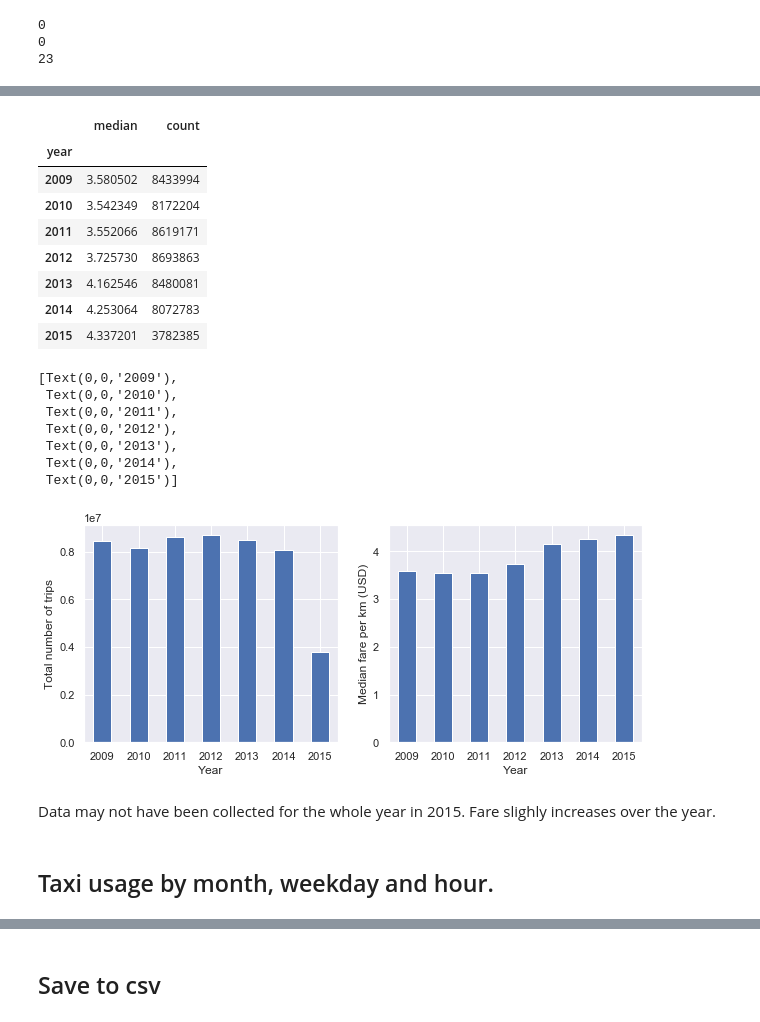
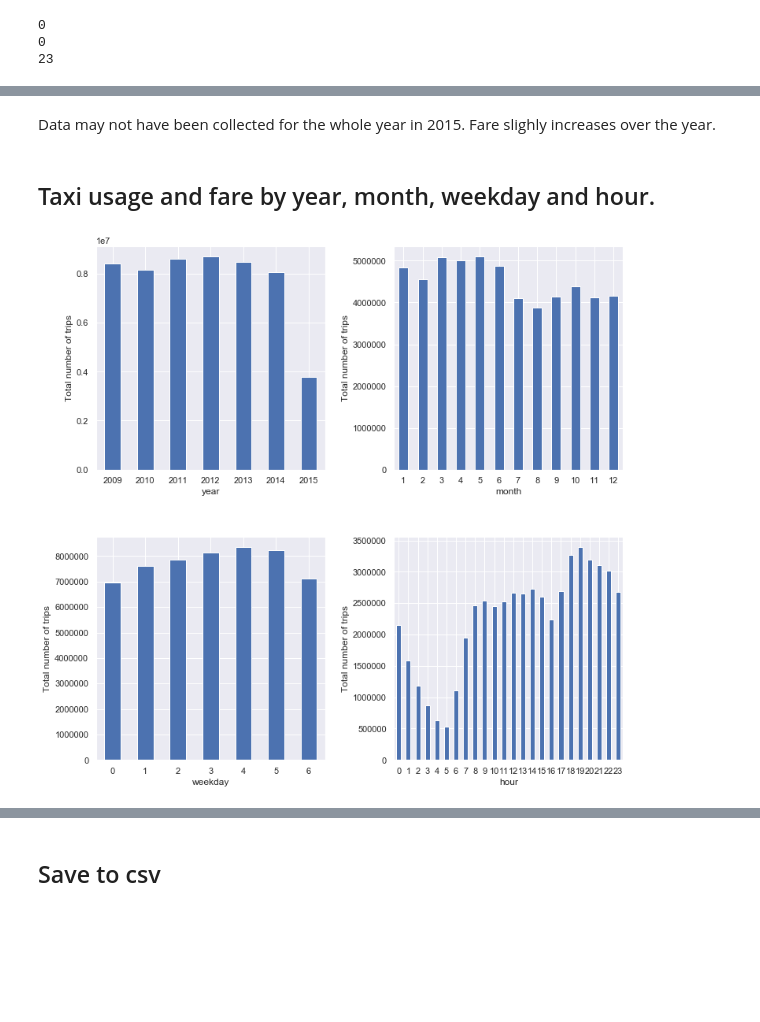
Before and after one commit to nguyentrunghai/Kaggle_projects, a Jupyter notebook: New_York_City_Taxi_Fare/data_cleaning.ipynb, the cells around one changed output, grey strips where cells are left out. Cells and saved outputs as stored; diff of their text form; code cells hidden in the pictures; blank space fills up the shorter version.

```diff
--- a/New_York_City_Taxi_Fare/data_cleaning.ipynb
+++ b/New_York_City_Taxi_Fare/data_cleaning.ipynb
@@ -1151,41 +1147,4 @@ by_year = train_df.groupby("year")["fare_per_km"].agg(["median", "count"])
-# %%
-by_year
-# %% [output]
-|  | median | count |
-| year |  |  |
-| 2009 | 3.580502 | 8433994 |
-| 2010 | 3.542349 | 8172204 |
-| 2011 | 3.552066 | 8619171 |
-| 2012 | 3.725730 | 8693863 |
-| 2013 | 4.162546 | 8480081 |
-| 2014 | 4.253064 | 8072783 |
-| 2015 | 4.337201 | 3782385 |
-# %%
-by_year = train_df.groupby("year")["fare_per_km"].agg(["median", "count"])
-
-fig, ax = plt.subplots(nrows=1, ncols=2, figsize=(10, 4))
-
-xticklabels = by_year.index.to_list()
-
-by_year["count"].plot(kind="bar", ax=ax[0])
-ax[0].set_xlabel("Year")
-ax[0].set_ylabel("Total number of trips")
-ax[0].set_xticklabels(xticklabels, rotation=0)
-
-by_year["median"].plot(kind="bar", ax=ax[1])
-ax[1].set_xlabel("Year")
-ax[1].set_ylabel("Median fare per km (USD)")
-ax[1].set_xticklabels(xticklabels, rotation=0)
-# %% [output]
-[Text(0,0,'2009'),
- Text(0,0,'2010'),
- Text(0,0,'2011'),
- Text(0,0,'2012'),
- Text(0,0,'2013'),
- Text(0,0,'2014'),
- Text(0,0,'2015')]
-[figure, removed]
 # %% [markdown]
 Data may not have been collected for the whole year in 2015. Fare slighly increases over the year.
 # %% [markdown]
-## Taxi usage by month, weekday and hour.
+## Taxi usage and fare by year, month, weekday and hour.
@@ -1194,0 +1151,12 @@ by_weekday = train_df.groupby("weekday")["fare_amount"].agg(["count"])
+# %%
+fig, axes = plt.subplots(nrows=2, ncols=2, figsize=(12, 12))
+plt.subplots_adjust(hspace=0.3, wspace=0.3)
+axes = axes.flatten()
+
+for ax, t in zip(axes, ["year", "month", "weekday", "hour"]):
+    agg = train_df.groupby(t)["fare_amount"].agg("count")
+    agg.plot(kind="bar", ax=ax)
+    ax.set_ylabel("Total number of trips")
+    ax.set_xticklabels(agg.index.to_list(), rotation=0)
+# %% [output]
+[figure, added]
```
Also changed, not shown: parts of 14 cells of this notebook.
